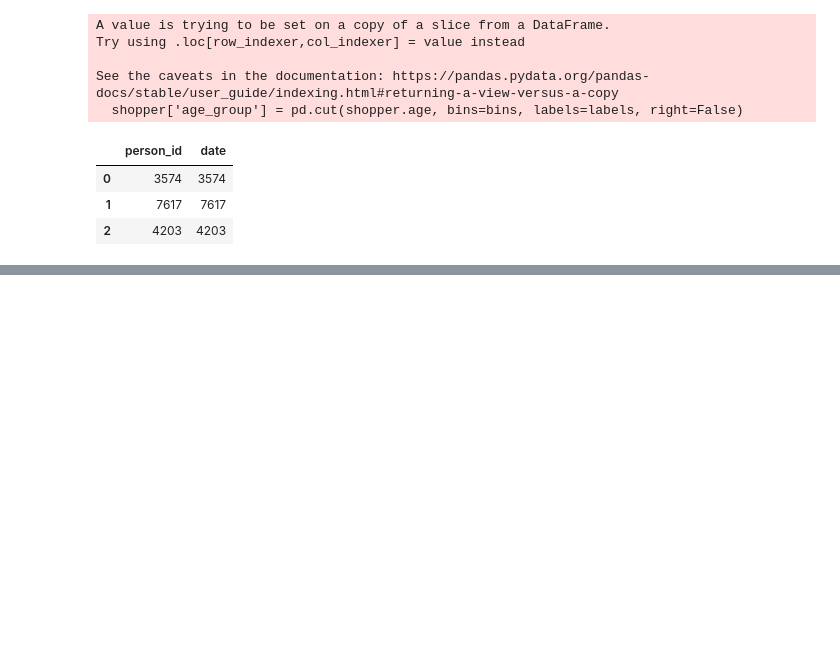
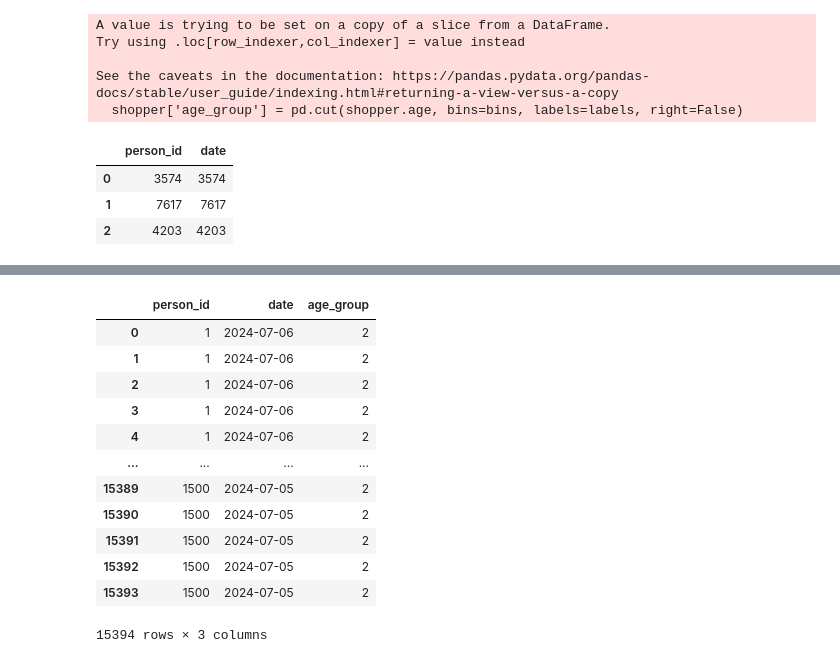
Before and after one commit to tranttha/ftu_ds_comp, a Jupyter notebook: EDA_cleaning.ipynb, the cells around one changed output, grey strips where cells are left out. Drawn from its saved outputs; the diff is of its cells as text; code cells hidden in the pictures; blank space fills up the shorter version.

```diff
--- a/EDA_cleaning.ipynb
+++ b/EDA_cleaning.ipynb
@@ -4,7 +4,7 @@ import numpy as np
 import matplotlib.pyplot as plt
 import regex as re
 # %%
-df_item = pd.read_csv('/workspace/ftu_ds_comp/data/03_Item_Information_Data.csv')
-df_cust = pd.read_csv('/workspace/ftu_ds_comp/data/03_Customer_Behavior_Data.csv')
-df_shelf = pd.read_csv('/workspace/ftu_ds_comp/data/03_Shelf_Information_Data.csv')
+df_item = pd.read_csv('/workspaces/ftu_ds_comp/data/03_Item_Information_Data.csv')
+df_cust = pd.read_csv('/workspaces/ftu_ds_comp/data/03_Customer_Behavior_Data.csv')
+df_shelf = pd.read_csv('/workspaces/ftu_ds_comp/data/03_Shelf_Information_Data.csv')
 # %%
@@ -480,0 +542,16 @@ See the caveats in the documentation: https://pandas.pydata.org/pandas-docs/stab
+# %%
+pd.merge(left=shopper,right=df_cust,how='inner'
+# %% [output]
+|  | person_id | date | age_group |
+| 0 | 1 | 2024-07-06 | 2 |
+| 1 | 1 | 2024-07-06 | 2 |
+| 2 | 1 | 2024-07-06 | 2 |
+| 3 | 1 | 2024-07-06 | 2 |
+| 4 | 1 | 2024-07-06 | 2 |
+| ... | ... | ... | ... |
+| 15389 | 1500 | 2024-07-05 | 2 |
+| 15390 | 1500 | 2024-07-05 | 2 |
+| 15391 | 1500 | 2024-07-05 | 2 |
+| 15392 | 1500 | 2024-07-05 | 2 |
+| 15393 | 1500 | 2024-07-05 | 2 |
+15394 rows × 3 columns
```
Also changed, not shown: parts of 34 cells of this notebook, 2 other files.
